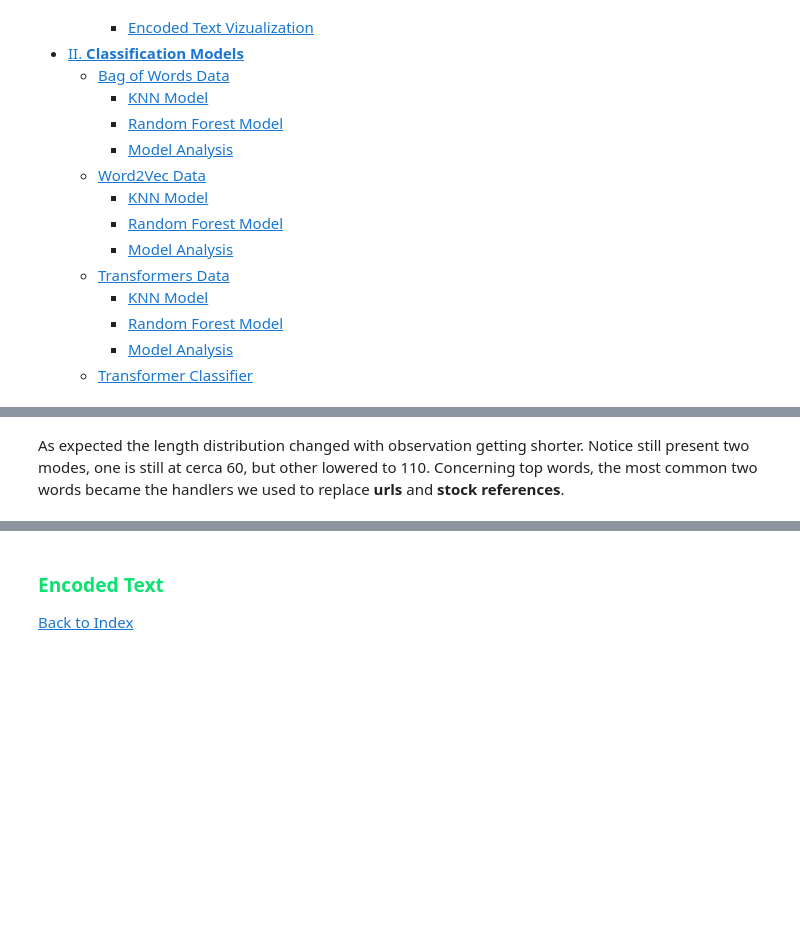
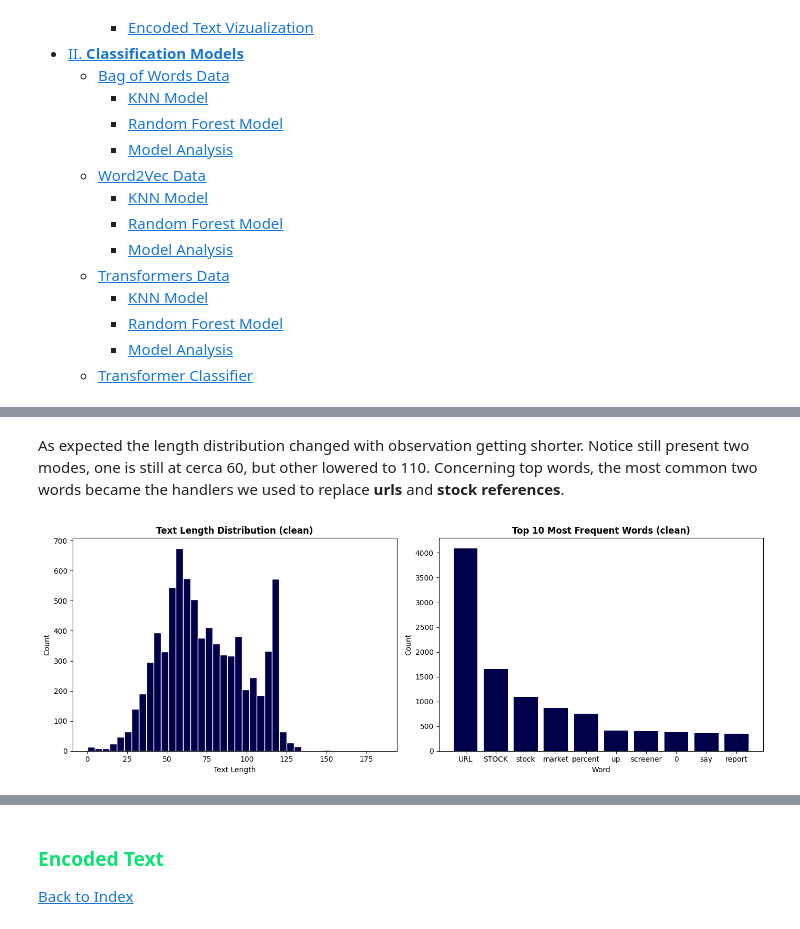
Before and after one commit to epedri/TM_Project_Masters, a Jupyter notebook: src/tm_tests_25.ipynb, the cells around one changed output, grey strips where cells are left out. Cells and saved outputs as stored; diff of their text form; code cells hidden in the pictures; blank space fills up the shorter version.

```diff
--- a/src/tm_tests_25.ipynb
+++ b/src/tm_tests_25.ipynb
@@ -268,30 +397,40 @@ validation.loc[non_eng_validation, "text_clean"] = text_cleaner(
 # %%
-train["text_tokens"] = pipeline(train["text_clean"], to_clean=False, stopwords_list=STOPWORDS)
-validation["text_tokens"] = pipeline(validation["text_clean"], to_clean=False, stopwords_list=STOPWORDS)
+train["text_tokens"] = pipeline(
+    train["text_clean"], to_clean=False, stopwords_list=STOPWORDS
+)
+validation["text_tokens"] = pipeline(
+    validation["text_clean"], to_clean=False, stopwords_list=STOPWORDS
+)
 # %% [markdown]
-As expected the length distribution changed with observation getting shorter. Notice still present two modes, one is still at cerca 60, but other lowered to 110. Concerning top words, the most common two words became the handlers we used to replace **urls** and **stock references**.
+As expected the length distribution changed with observation getting shorter.
+Notice still present two modes, one is still at cerca 60, but other lowered
+to 110. Concerning top words, the most common two words became the handlers we
+used to replace **urls** and **stock references**.
 # %%
-train["text_clean_joined"] = train['text_tokens'].apply(lambda x: " ".join(x))
-validation["text_clean_joined"] = validation['text_tokens'].apply(lambda x: " ".join(x))
+train["text_clean_joined"] = train["text_tokens"].apply(" ".join)
+validation["text_clean_joined"] = validation["text_tokens"].apply(" ".join)
 
-freq_clean = pd.Series(' '.join(train['text_clean_joined']).split()).value_counts()
+freq_clean = pd.Series(
+    " ".join(train["text_clean_joined"]).split()
+).value_counts()
 
 fig, ax = plt.subplots(ncols=2, figsize=(14, 5))
 ax[0].hist(
-         train.text_clean.str.len(),
-         bins=40,
-         color="#00004A",
-         edgecolor="white"
-         )
-ax[1].bar(freq_clean.head(10).index, freq_clean.head(10).values, color="#00004A")
+    train.text_clean.str.len(), bins=40, color="#00004A", edgecolor="white"
+)
+ax[1].bar(
+    freq_clean.head(10).index, freq_clean.head(10).values, color="#00004A"
+)
 
 ax[0].set_xlabel("Text Length")
 ax[0].set_ylabel("Count")
 ax[0].set_title("Text Length Distribution (clean)", fontweight="bold")
 ax[1].set_xlabel("Word")
 ax[1].set_ylabel("Count")
 ax[1].set_title("Top 10 Most Frequent Words (clean)", fontweight="bold")
 plt.tight_layout()
 plt.savefig(r"plots/clean_distributions.png")
 plt.show()
+# %% [output]
+[figure, added]
 # %%
```
Also changed, not shown: parts of 53 cells of this notebook, 25 other files.
